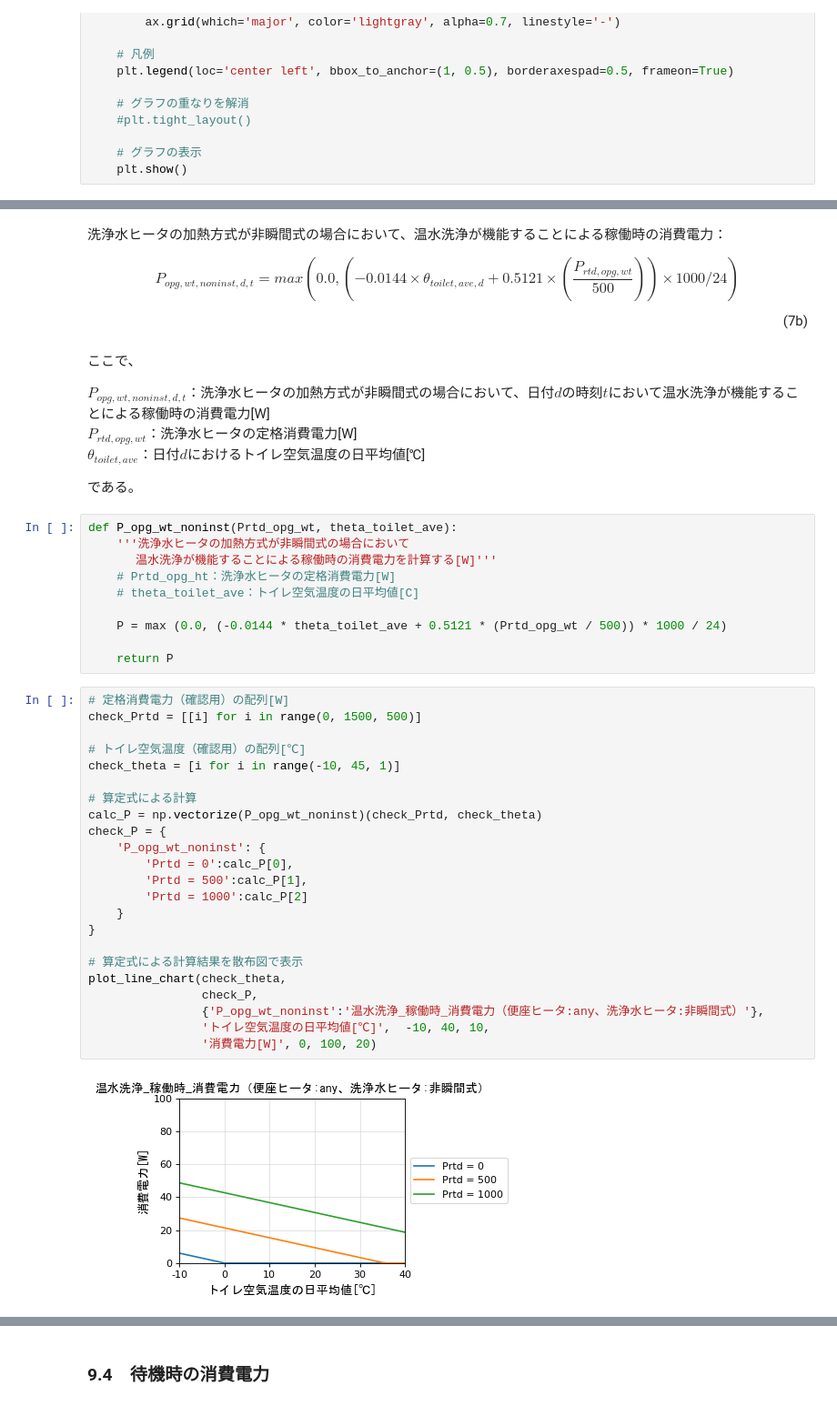
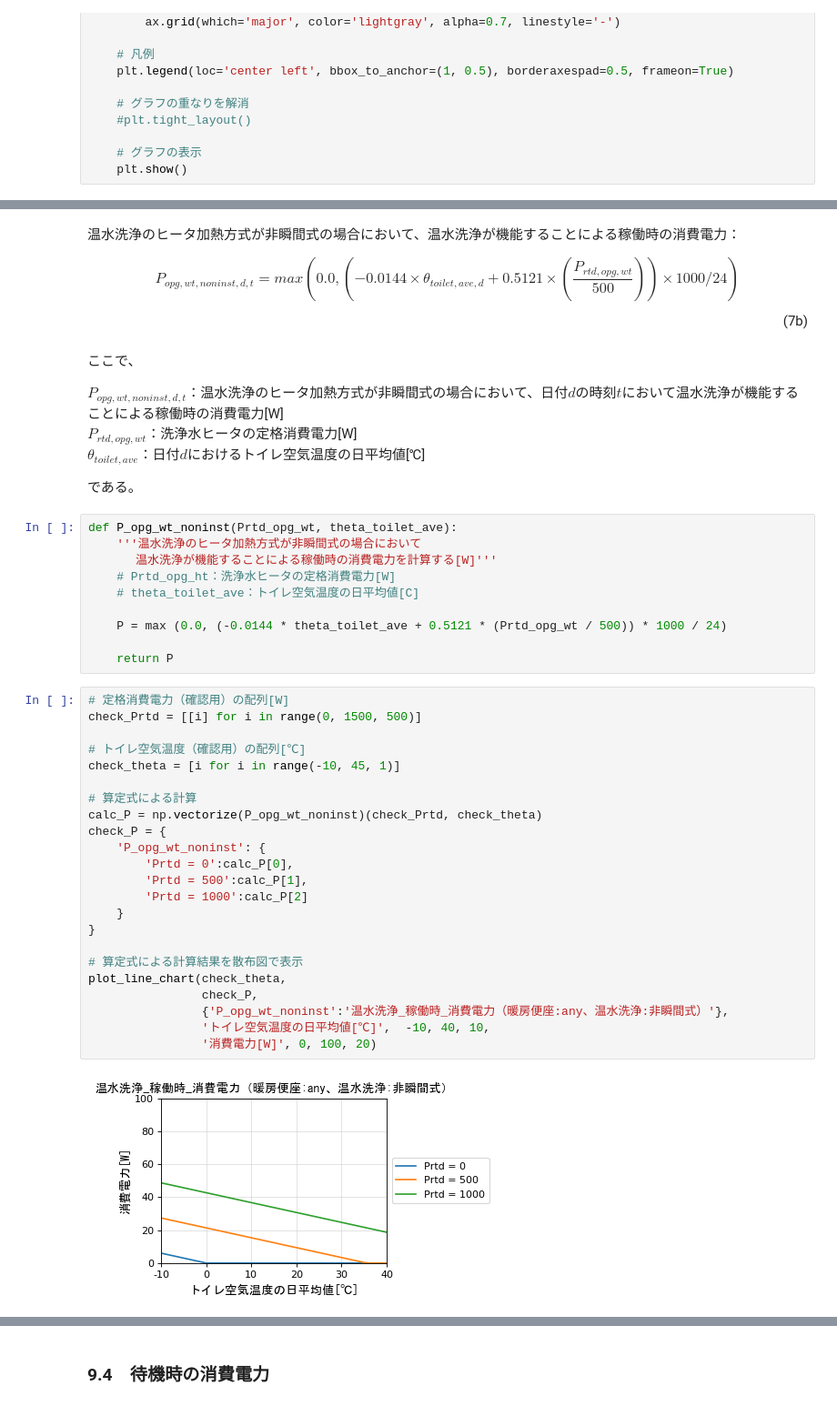
Before and after one commit to HiromiHabara/Jiritsu-EnergyUseOfApp, a Jupyter notebook: toiletseat.ipynb, the cells around one changed output, grey strips where cells are left out. Shown at 91% size. Cells and saved outputs as stored; diff of their text form.

```diff
--- a/toiletseat.ipynb
+++ b/toiletseat.ipynb
@@ -571,5 +562,5 @@ plot_line_chart(check_theta,
 # %% [markdown]
-<p style="text-indent:2em">洗浄水ヒータの加熱方式が非瞬間式の場合において、温水洗浄が機能することによる稼働時の消費電力：</p>
+<p style="text-indent:2em">温水洗浄のヒータ加熱方式が非瞬間式の場合において、温水洗浄が機能することによる稼働時の消費電力：</p>
 $$
 \begin{equation*}
     \displaystyle P_{opg,wt,noninst,d,t} = max \left( 0.0, \left( -0.0144 \times \theta_{toilet,ave,d} + 0.5121 \times \left( \frac{P_{rtd,opg,wt}}{500} \right) \right) \times 1000 \bigg/ 24 \right)
@@ -579,14 +570,14 @@ $$
 # %% [markdown]
 ここで、
 
-$P_{opg,wt,noninst,d,t}$：洗浄水ヒータの加熱方式が非瞬間式の場合において、日付$d$の時刻$t$において温水洗浄が機能することによる稼働時の消費電力[W]
+$P_{opg,wt,noninst,d,t}$：温水洗浄のヒータ加熱方式が非瞬間式の場合において、日付$d$の時刻$t$において温水洗浄が機能することによる稼働時の消費電力[W]
 $P_{rtd,opg,wt}$：洗浄水ヒータの定格消費電力[W]
 $\theta_{toilet,ave}$：日付$d$におけるトイレ空気温度の日平均値[℃]
 
 である。
 # %%
 def P_opg_wt_noninst(Prtd_opg_wt, theta_toilet_ave):
-    '''洗浄水ヒータの加熱方式が非瞬間式の場合において
+    '''温水洗浄のヒータ加熱方式が非瞬間式の場合において
     　 温水洗浄が機能することによる稼働時の消費電力を計算する[W]'''
     # Prtd_opg_ht：洗浄水ヒータの定格消費電力[W]
     # theta_toilet_ave：トイレ空気温度の日平均値[C]
@@ -597,26 +588,26 @@ def P_opg_wt_noninst(Prtd_opg_wt, theta_toilet_ave):
 # %%
 # 定格消費電力（確認用）の配列[W]
 check_Prtd = [[i] for i in range(0, 1500, 500)]
 
 # トイレ空気温度（確認用）の配列[℃]
 check_theta = [i for i in range(-10, 45, 1)]
 
 # 算定式による計算
 calc_P = np.vectorize(P_opg_wt_noninst)(check_Prtd, check_theta)
 check_P = {
     'P_opg_wt_noninst': {
         'Prtd = 0':calc_P[0],
         'Prtd = 500':calc_P[1],
         'Prtd = 1000':calc_P[2]
     }
 }
 
 # 算定式による計算結果を散布図で表示
 plot_line_chart(check_theta,
                 check_P,
-                {'P_opg_wt_noninst':'温水洗浄_稼働時_消費電力（便座ヒータ:any、洗浄水ヒータ:非瞬間式）'},
+                {'P_opg_wt_noninst':'温水洗浄_稼働時_消費電力（暖房便座:any、温水洗浄:非瞬間式）'},
                 'トイレ空気温度の日平均値[℃]',  -10, 40, 10,
                 '消費電力[W]', 0, 100, 20)
 # %% [output]
-[figure, old version]
+[figure, new version]
 # %% [markdown]
```
Also changed, not shown: parts of 116 cells of this notebook, 7 other files.
